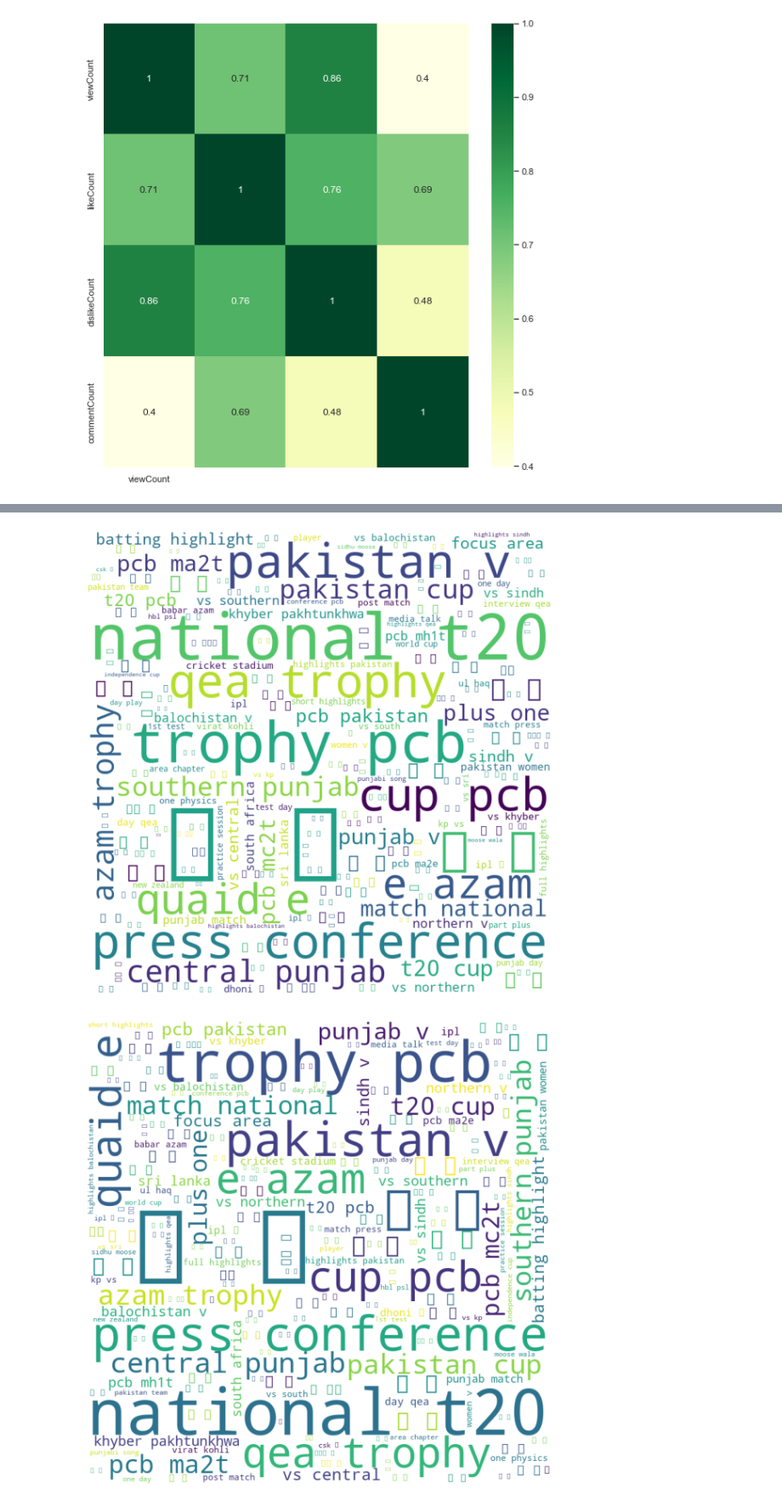
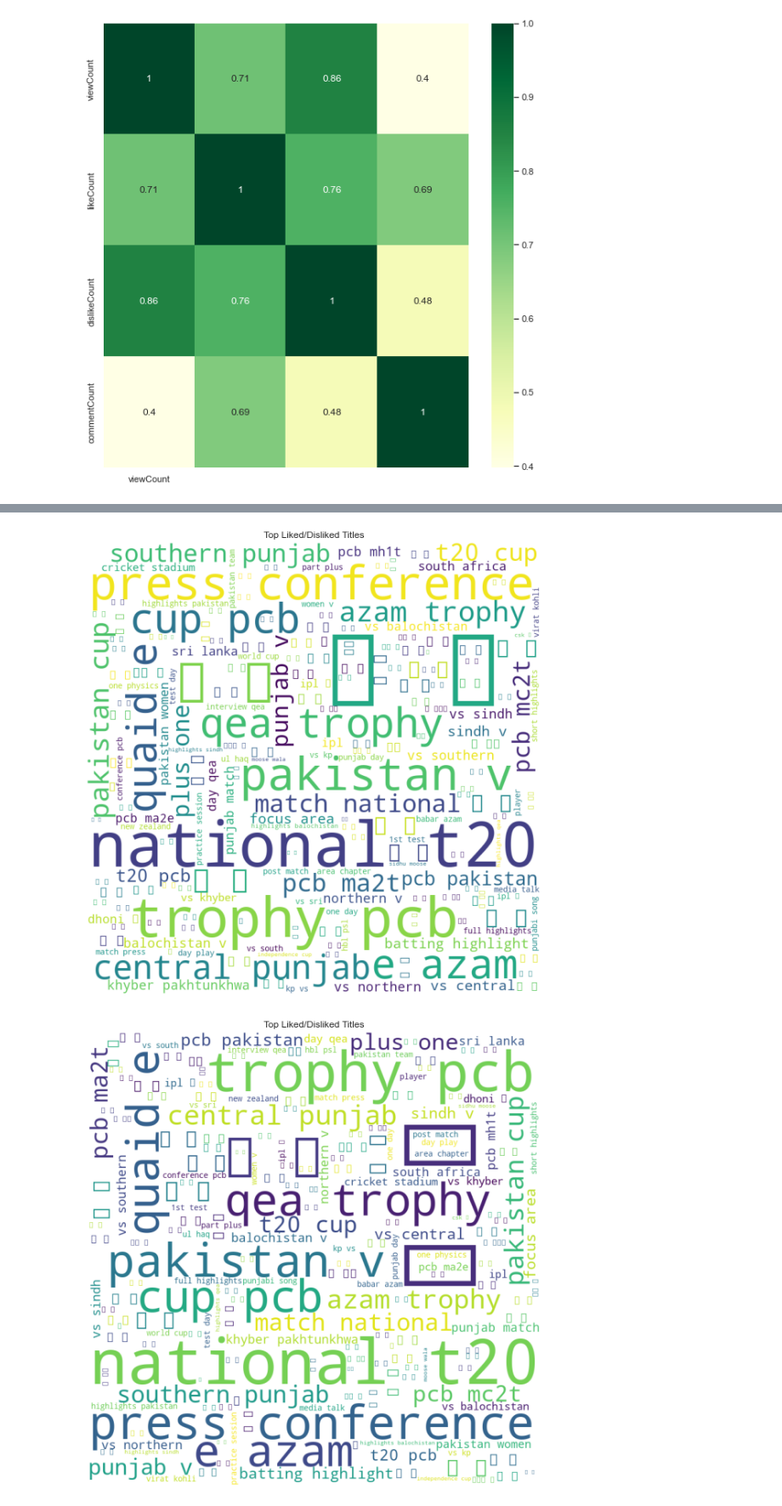
Before and after one commit to TeamEpicProjects/Recommendation-System-for-YT, a Jupyter notebook: notebook/eda/EDA-YouTube-RC.ipynb, the cells around one changed output, grey strips where cells are left out. Shown at 85% size. Cells and saved outputs as stored; diff of their text form; code cells hidden in the pictures.

```diff
--- a/notebook/eda/EDA-YouTube-RC.ipynb
+++ b/notebook/eda/EDA-YouTube-RC.ipynb
@@ -186,6 +186,7 @@ for i in range(2):
     plt.imshow(wordcloud)
     plt.axis("off")
     plt.tight_layout(pad = 0)
+    plt.title('Top Liked/Disliked Tags')
 
 plt.show()
 # %% [output]
@@ -204,35 +205,36 @@ for i in range(2):
     stopwords = set(STOPWORDS)
 
     # iterate through the csv file
     for val in df.title.iloc[0:10000]:
 
         # typecaste each val to string
         val = str(val)
 
         # split the value
         tokens = val.split()
 
         # Converts each token into lowercase
         for i in range(len(tokens)):
             tokens[i] = tokens[i].lower()
 
         comment_words += " ".join(tokens)+" "
 
     wordcloud = WordCloud(width = 800, height = 800,
                     background_color ='white',
                     stopwords = stopwords,
                     min_font_size = 10).generate(comment_words)
 
     # plot the WordCloud image
     plt.figure(figsize = (8, 8), facecolor = None)
     plt.imshow(wordcloud)
     plt.axis("off")
     plt.tight_layout(pad = 0)
+    plt.title('Top Liked/Disliked Titles')
 
 plt.show()
 # %% [output]
-[figure, old version]
+[figure, new version]
-[figure, old version]
+[figure, new version]
 # %%
 # word count
 i = 0
```
Also changed, not shown: parts of 2 cells of this notebook, 1 other file.
